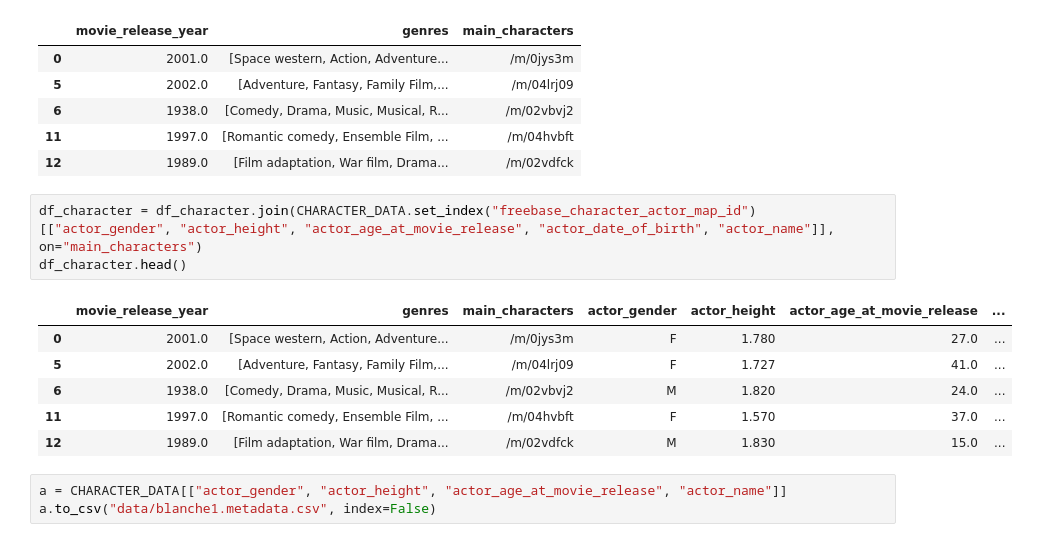
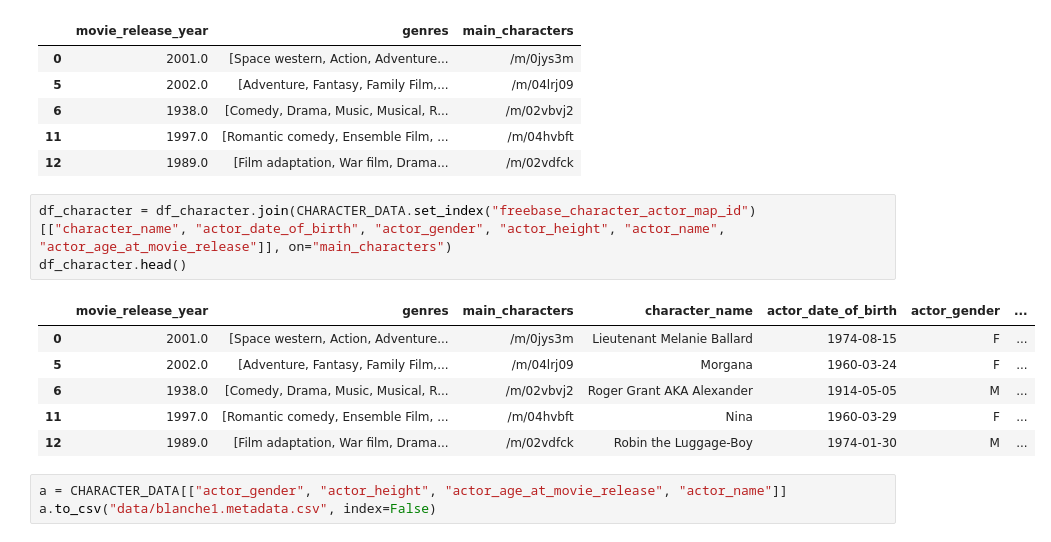
Before and after one commit to epfl-ada/ada-2022-project-r4d4r, a Jupyter notebook: test_blanche.ipynb, the cells around one changed output. Cells and saved outputs as stored; diff of their text form.

```diff
--- a/test_blanche.ipynb
+++ b/test_blanche.ipynb
@@ -51,15 +51,15 @@ df_character.head()
 | 11 | 1997.0 | [Romantic comedy, Ensemble Film, ... | /m/04hvbft |
 | 12 | 1989.0 | [Film adaptation, War film, Drama... | /m/02vdfck |
 # %%
-df_character = df_character.join(CHARACTER_DATA.set_index("freebase_character_actor_map_id")[["actor_gender", "actor_height", "actor_age_at_movie_release", "actor_date_of_birth", "actor_name"]], on="main_characters")
+df_character = df_character.join(CHARACTER_DATA.set_index("freebase_character_actor_map_id")[["character_name", "actor_date_of_birth", "actor_gender", "actor_height", "actor_name", "actor_age_at_movie_release"]], on="main_characters")
 df_character.head()
 # %% [output]
-|  | movie_release_year | genres | main_characters | actor_gender | actor_height | actor_age_at_movie_release | ... |
-| 0 | 2001.0 | [Space western, Action, Adventure... | /m/0jys3m | F | 1.780 | 27.0 | ... |
-| 5 | 2002.0 | [Adventure, Fantasy, Family Film,... | /m/04lrj09 | F | 1.727 | 41.0 | ... |
-| 6 | 1938.0 | [Comedy, Drama, Music, Musical, R... | /m/02vbvj2 | M | 1.820 | 24.0 | ... |
-| 11 | 1997.0 | [Romantic comedy, Ensemble Film, ... | /m/04hvbft | F | 1.570 | 37.0 | ... |
-| 12 | 1989.0 | [Film adaptation, War film, Drama... | /m/02vdfck | M | 1.830 | 15.0 | ... |
+|  | movie_release_year | genres | main_characters | character_name | actor_date_of_birth | actor_gender | ... |
+| 0 | 2001.0 | [Space western, Action, Adventure... | /m/0jys3m | Lieutenant Melanie Ballard | 1974-08-15 | F | ... |
+| 5 | 2002.0 | [Adventure, Fantasy, Family Film,... | /m/04lrj09 | Morgana | 1960-03-24 | F | ... |
+| 6 | 1938.0 | [Comedy, Drama, Music, Musical, R... | /m/02vbvj2 | Roger Grant AKA Alexander | 1914-05-05 | M | ... |
+| 11 | 1997.0 | [Romantic comedy, Ensemble Film, ... | /m/04hvbft | Nina | 1960-03-29 | F | ... |
+| 12 | 1989.0 | [Film adaptation, War film, Drama... | /m/02vdfck | Robin the Luggage-Boy | 1974-01-30 | M | ... |
 # %%
 a = CHARACTER_DATA[["actor_gender", "actor_height", "actor_age_at_movie_release", "actor_name"]]
 a.to_csv("data/blanche1.metadata.csv", index=False)
```
Also changed, not shown: parts of 15 cells of this notebook.
